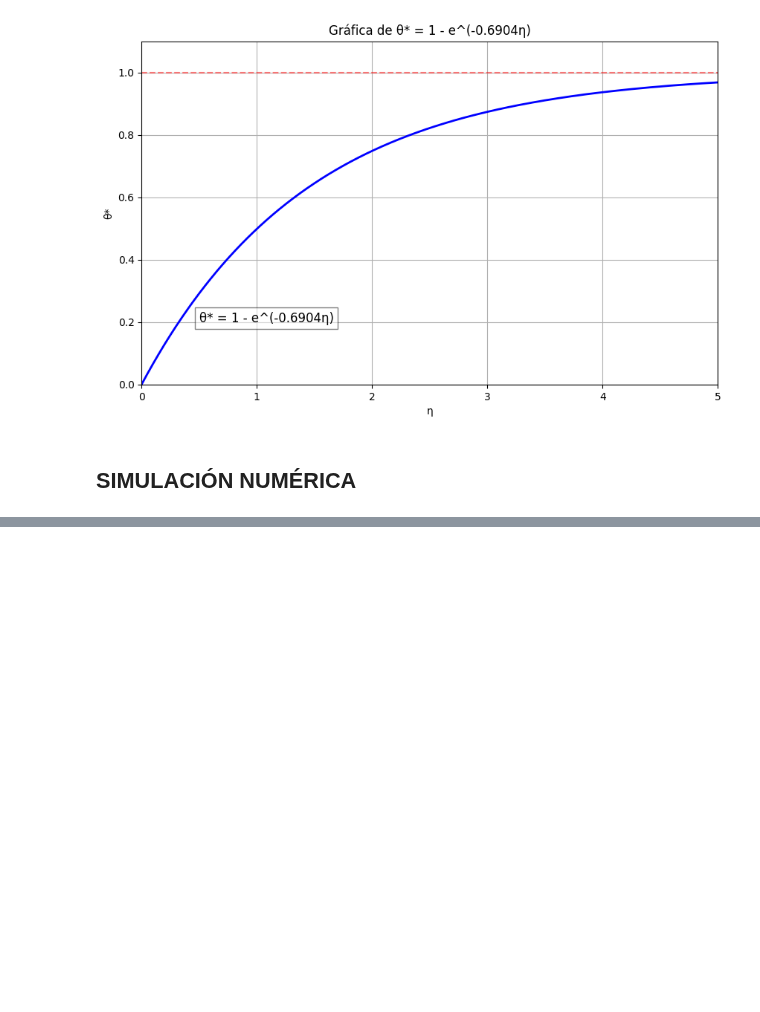
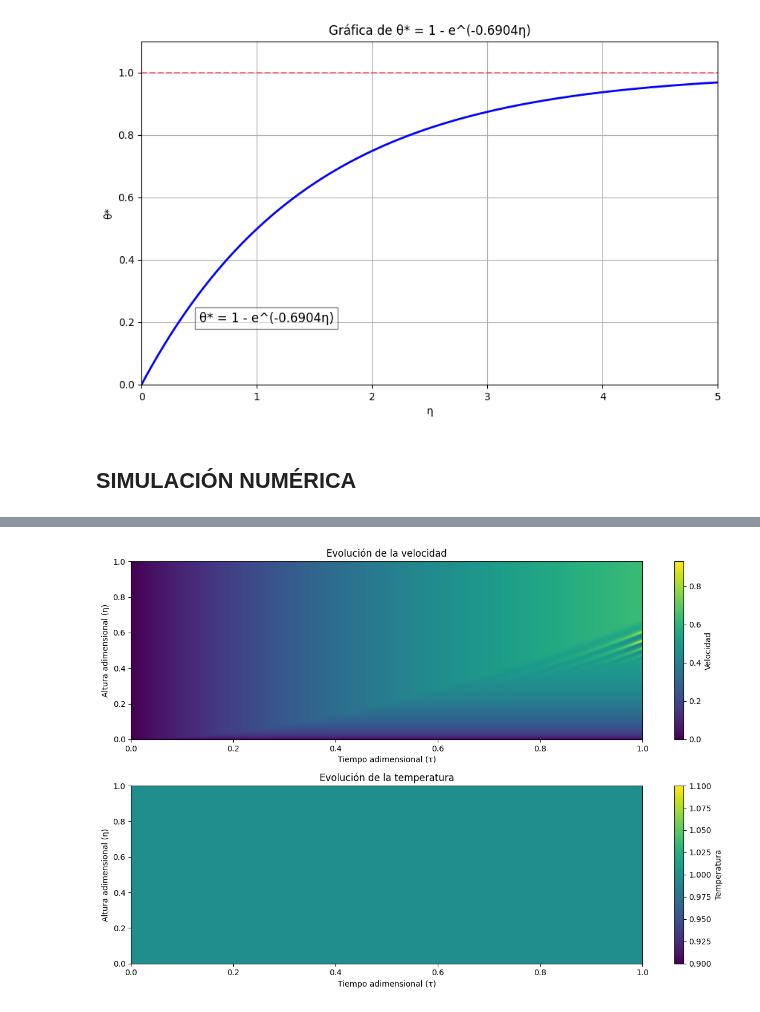
Before and after one commit to angelgvillatoro/bullville_M1, a Jupyter notebook: tfm/14_8_24.ipynb, the cells around one changed output, grey strips where cells are left out. Saved outputs shown, nothing was run; the diff lists cells and outputs as text; code cells hidden in the pictures; blank space fills up the shorter version.

```diff
--- a/tfm/14_8_24.ipynb
+++ b/tfm/14_8_24.ipynb
@@ -214,0 +116,75 @@ plt.show()
+# %%
+# Definición de variables y condiciones iniciales
+M = 256  # Número de puntos en la dirección vertical
+N = 512  # Número de puntos en la dirección temporal
+eta = np.linspace(0, 1, M)  # Coordenada vertical adimensional
+tau = np.linspace(0, 1, N)  # Coordenada temporal adimensional
+deta = (eta[-1] - eta[0]) / M
+dtau = (tau[-1] - tau[0]) / N
+
+v = np.zeros(N)  # Velocidad adimensional
+theta_star = np.zeros((M, N))  # Temperatura adimensional
+xi = np.zeros((M, N))  # Variable xi
+
+# Parámetros físicos
+Ra = 1.0  # Número de Rayleigh
+Ri = 1.0  # Número de Richardson
+delta = 0.1  # Parámetro de difusión
+Lambda = 1.0  # Parámetro Lambda
+v_e = 1.0  # Velocidad de escala
+phi = 1.0  # Parámetro phi
+
+# Condiciones iniciales
+v[0] = 0.0  # Velocidad inicial cero
+theta_star[:, 0] = 0.0  # Temperatura inicial uniforme
+xi[:, 0] = 0.0  # xi inicial cero
+
+# Simulación numérica
+for t in range(1, N):
+    # Calculo de xi
+    xi[:, t] = Ri**-1 * phi**-1 * v_e**2 * v[:, t-1]**2
+
+    # Calculo de v
+    for x in range(1, M-1):
+        dxi_deta = (xi[x+1, t] - xi[x-1, t]) / (2 * deta)
+        v[x, t] = v[x, t-1] + dtau * (-phi/v_e * dxi_deta - Ra**-1 * v[x, t-1] + theta_star[x, t-1]/v_e)
+
+    # Condiciones de contorno para v (puedes ajustar según tus necesidades)
+    v[0, t] = 0  # Condición de no deslizamiento en la pared inferior
+    v[-1, t] = v[-2, t]  # Gradiente cero en la parte superior
+
+    # Calculo de theta_star
+    for x in range(1, M-1):
+        dtheta_deta = (theta_star[x+1, t-1] - theta_star[x-1, t-1]) / (2 * deta)
+        d2theta_deta2 = (theta_star[x+1, t-1] - 2 * theta_star[x, t-1] + theta_star[x-1, t-1]) / deta**2
+        theta_star[x, t] = theta_star[x, t-1] + dtau * (
+            delta * d2theta_deta2
+            - 2 * Ri**-1 * v_e * v[x, t-1] * dtheta_deta
+            - 2 * Ri**-1 * Lambda * (theta_star[x, t-1] - 1)
+        )
+
+    # Condiciones de contorno para theta_star (puedes ajustar según tus necesidades)
+    theta_star[0, t] = 1  # Temperatura fija en la pared inferior
+    theta_star[-1, t] = theta_star[-2, t]  # Gradiente cero en la parte superior
+
+# Visualización de resultados
+plt.figure(figsize=(12, 8))
+
+plt.subplot(2, 1, 1)
+plt.imshow(v, aspect='auto', origin='lower', extent=[tau[0], tau[-1], eta[0], eta[-1]])
+plt.colorbar(label='Velocidad')
+plt.title('Evolución de la velocidad')
+plt.xlabel('Tiempo adimensional (τ)')
+plt.ylabel('Altura adimensional (η)')
+
+plt.subplot(2, 1, 2)
+plt.imshow(theta_star, aspect='auto', origin='lower', extent=[tau[0], tau[-1], eta[0], eta[-1]])
+plt.colorbar(label='Temperatura')
+plt.title('Evolución de la temperatura')
+plt.xlabel('Tiempo adimensional (τ)')
+plt.ylabel('Altura adimensional (η)')
+
+plt.tight_layout()
+plt.show()
+# %% [output]
+[figure, added]
```
Also changed, not shown: parts of 1 cell of this notebook.
